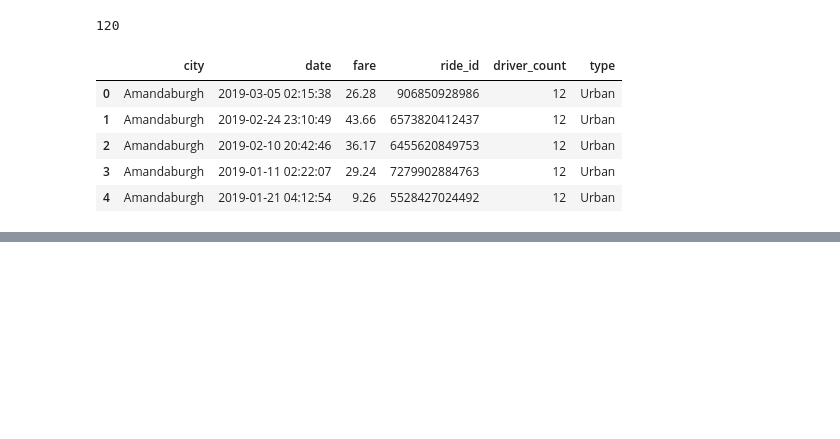
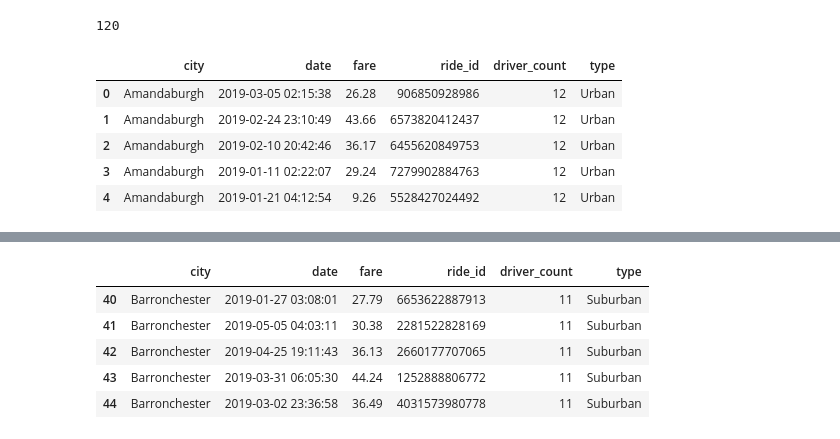
Before and after one commit to RoopaRaghav/PyBer_Analysis, a Jupyter notebook: PyBer.ipynb, the cells around one changed output, grey strips where cells are left out. Cells and saved outputs as stored; diff of their text form; code cells hidden in the pictures; blank space fills up the shorter version.

Commit message:
City Ride analysis.

```diff
--- a/PyBer.ipynb
+++ b/PyBer.ipynb
@@ -81,0 +97,11 @@ pyber_data_df.head(5)
+# %%
+# Create the Urban city DataFrame.
+suburban_cities_df = pyber_data_df[pyber_data_df["type"] == "Suburban"]
+suburban_cities_df.head()
+# %% [output]
+|  | city | date | fare | ride_id | driver_count | type |
+| 40 | Barronchester | 2019-01-27 03:08:01 | 27.79 | 6653622887913 | 11 | Suburban |
+| 41 | Barronchester | 2019-05-05 04:03:11 | 30.38 | 2281522828169 | 11 | Suburban |
+| 42 | Barronchester | 2019-04-25 19:11:43 | 36.13 | 2660177707065 | 11 | Suburban |
+| 43 | Barronchester | 2019-03-31 06:05:30 | 44.24 | 1252888806772 | 11 | Suburban |
+| 44 | Barronchester | 2019-03-02 23:36:58 | 36.49 | 4031573980778 | 11 | Suburban |
```
Also changed, not shown: parts of 5 cells of this notebook, 1 other file.
